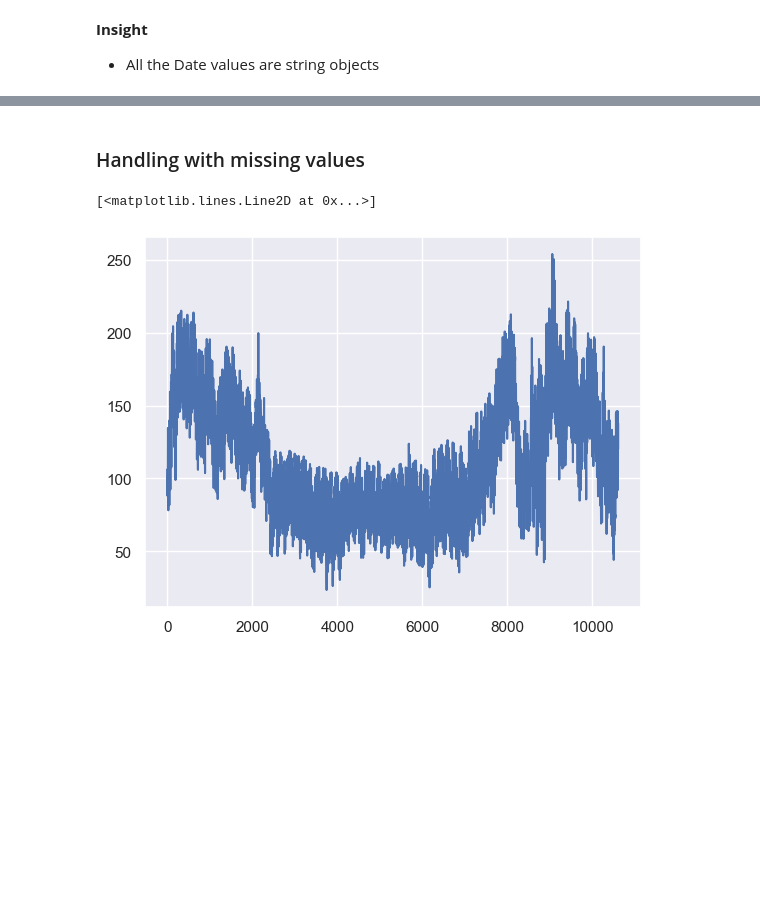
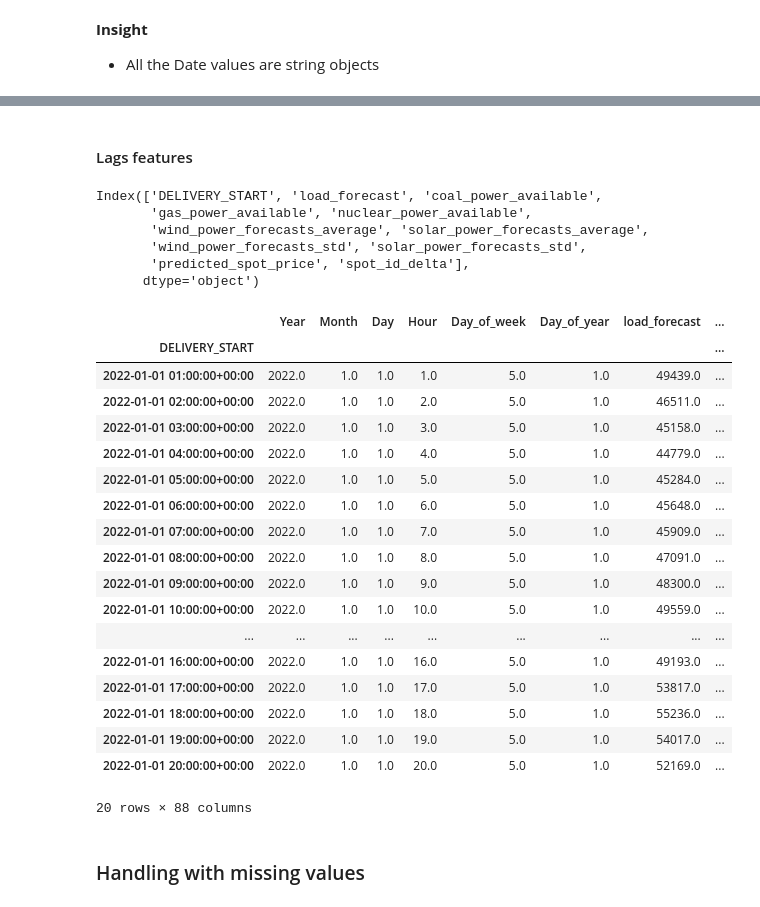
Before and after one commit to stabilo140/Data_Challenge_elmy, a Jupyter notebook: data_challenge_Lelouche.ipynb, the cells around one changed output, grey strips where cells are left out. Saved outputs shown, nothing was run; the diff lists cells and outputs as text; code cells hidden in the pictures; blank space fills up the shorter version.

Commit message:
Using Gradient boosting with features selection by feature importances with Cross Validation, compute Lags and rolling means features

```diff
--- a/data_challenge_Lelouche.ipynb
+++ b/data_challenge_Lelouche.ipynb
@@ -459,2 +588,57 @@ df_train_separated.head(15)
+# %% [markdown]
+#### Lags features
+# %%
+print(df_train.columns)
+# %% [output]
+Index(['DELIVERY_START', 'load_forecast', 'coal_power_available',
+       'gas_power_available', 'nuclear_power_available',
+       'wind_power_forecasts_average', 'solar_power_forecasts_average',
+       'wind_power_forecasts_std', 'solar_power_forecasts_std',
+       'predicted_spot_price', 'spot_id_delta'],
+      dtype='object')
+# %%
+# Define a list of columns to lag and on which compute rolling means
+columns_to_lag_rol = [
+    "load_forecast",
+    "coal_power_available",
+    "gas_power_available",
+    "nuclear_power_available",
+    "wind_power_forecasts_average",
+    "solar_power_forecasts_average",
+    "wind_power_forecasts_std",
+    "solar_power_forecasts_std",
+]
+
+for column in columns_to_lag_rol:
+    for lag in [1, 12, 24, 168]:  # Lag for hour, semi day, day and week
+        df_train_separated[f"{column}_{lag}_hours_lagged"] = df_train_separated[
+            column
+        ].shift(lag)
+        df_train_separated[f"{column}_{lag}_hours_window_rolling_mean"] = (
+            df_train_separated[column].rolling(lag).mean()
+        )
+        # The windows have same lengths than lags
+
+df_train_separated.head(20)
+# %% [output]
+|  | Year | Month | Day | Hour | Day_of_week | Day_of_year | load_forecast | ... |
+| DELIVERY_START |  |  |  |  |  |  |  | ... |
+| 2022-01-01 01:00:00+00:00 | 2022.0 | 1.0 | 1.0 | 1.0 | 5.0 | 1.0 | 49439.0 | ... |
+| 2022-01-01 02:00:00+00:00 | 2022.0 | 1.0 | 1.0 | 2.0 | 5.0 | 1.0 | 46511.0 | ... |
+| 2022-01-01 03:00:00+00:00 | 2022.0 | 1.0 | 1.0 | 3.0 | 5.0 | 1.0 | 45158.0 | ... |
+| 2022-01-01 04:00:00+00:00 | 2022.0 | 1.0 | 1.0 | 4.0 | 5.0 | 1.0 | 44779.0 | ... |
+| 2022-01-01 05:00:00+00:00 | 2022.0 | 1.0 | 1.0 | 5.0 | 5.0 | 1.0 | 45284.0 | ... |
+| 2022-01-01 06:00:00+00:00 | 2022.0 | 1.0 | 1.0 | 6.0 | 5.0 | 1.0 | 45648.0 | ... |
+| 2022-01-01 07:00:00+00:00 | 2022.0 | 1.0 | 1.0 | 7.0 | 5.0 | 1.0 | 45909.0 | ... |
+| 2022-01-01 08:00:00+00:00 | 2022.0 | 1.0 | 1.0 | 8.0 | 5.0 | 1.0 | 47091.0 | ... |
+| 2022-01-01 09:00:00+00:00 | 2022.0 | 1.0 | 1.0 | 9.0 | 5.0 | 1.0 | 48300.0 | ... |
+| 2022-01-01 10:00:00+00:00 | 2022.0 | 1.0 | 1.0 | 10.0 | 5.0 | 1.0 | 49559.0 | ... |
+| ... | ... | ... | ... | ... | ... | ... | ... | ... |
+| 2022-01-01 16:00:00+00:00 | 2022.0 | 1.0 | 1.0 | 16.0 | 5.0 | 1.0 | 49193.0 | ... |
+| 2022-01-01 17:00:00+00:00 | 2022.0 | 1.0 | 1.0 | 17.0 | 5.0 | 1.0 | 53817.0 | ... |
+| 2022-01-01 18:00:00+00:00 | 2022.0 | 1.0 | 1.0 | 18.0 | 5.0 | 1.0 | 55236.0 | ... |
+| 2022-01-01 19:00:00+00:00 | 2022.0 | 1.0 | 1.0 | 19.0 | 5.0 | 1.0 | 54017.0 | ... |
+| 2022-01-01 20:00:00+00:00 | 2022.0 | 1.0 | 1.0 | 20.0 | 5.0 | 1.0 | 52169.0 | ... |
+20 rows × 88 columns
 # %% [markdown]
 ### Handling with missing values
@@ -477,5 +644,0 @@ df_train_imputed = pd.DataFrame(scaler_imput.inverse_transform(df_train_imputed)
-# %%
-plt.plot(df_train_imputed["predicted_spot_price"])
-# %% [output]
-[<matplotlib.lines.Line2D at 0x...>]
-[figure, removed]
```
Also changed, not shown: parts of 51 cells of this notebook.
